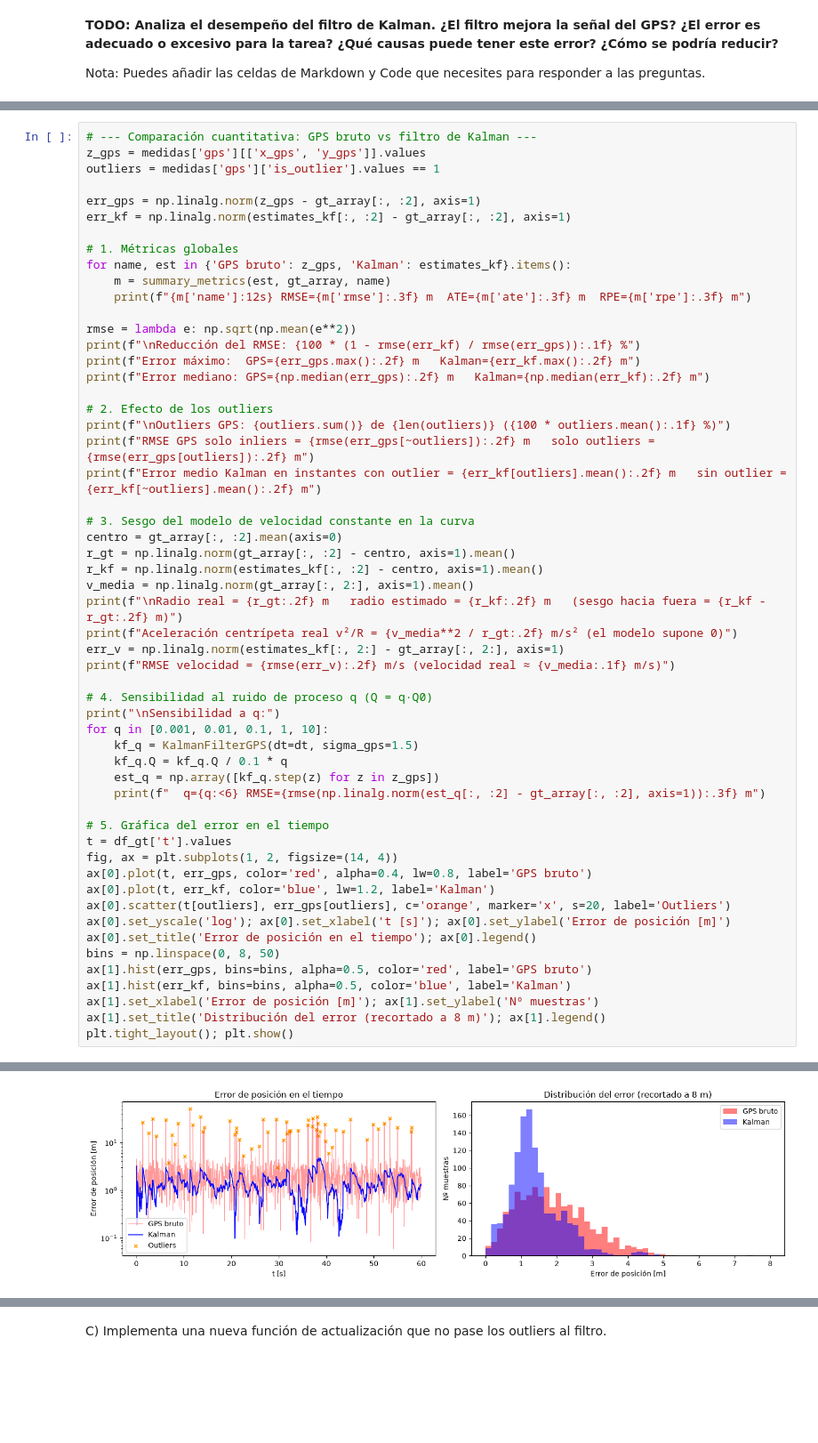
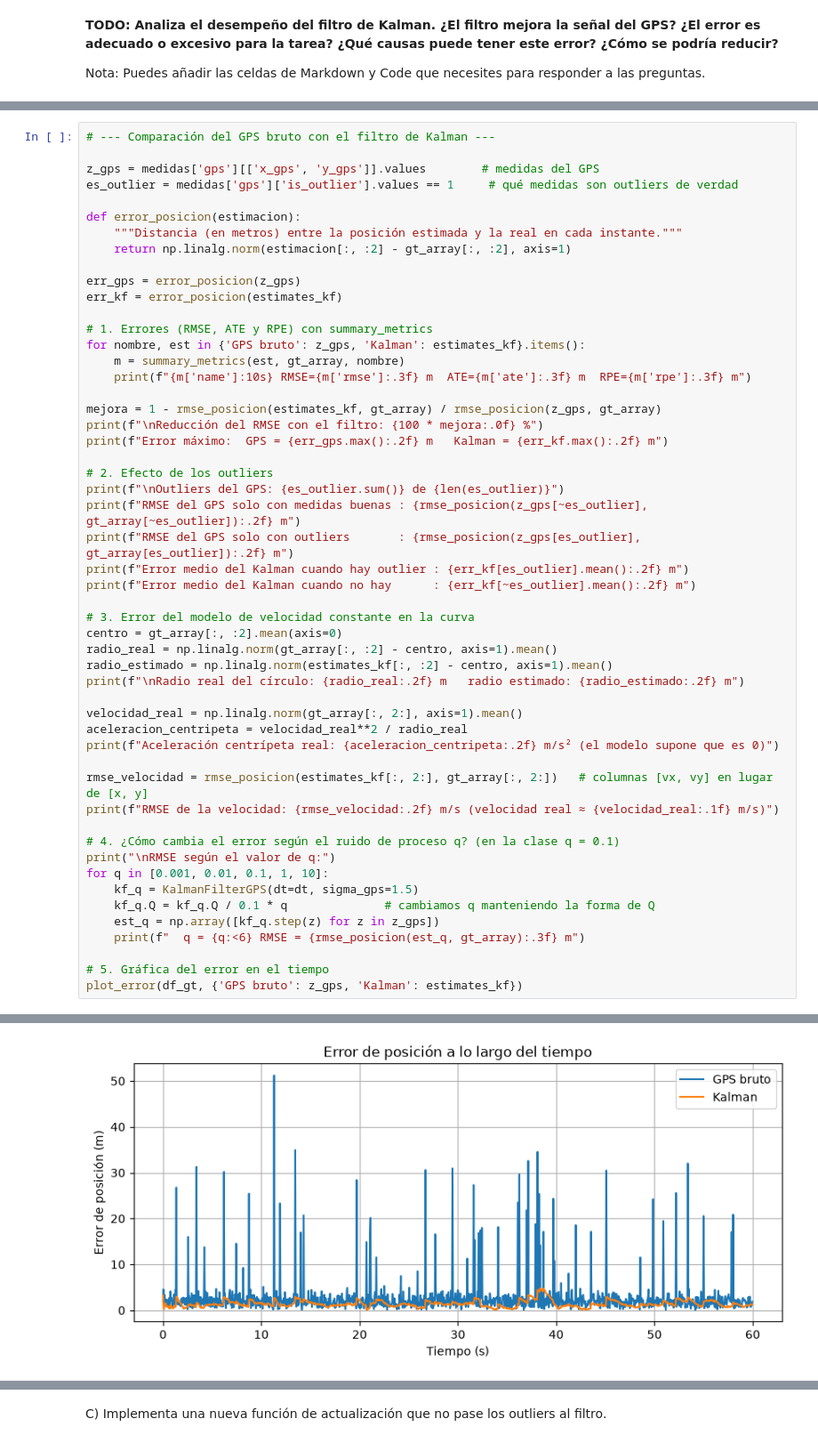
Before and after one commit to milirodriguezv/practica2_optimizacion, a Jupyter notebook: practice.ipynb, the cells around one changed output, grey strips where cells are left out. Shown at 89% size. Saved outputs shown, nothing was run; the diff lists cells and outputs as text; blank space fills up the shorter version.

```diff
--- a/practice.ipynb
+++ b/practice.ipynb
@@ -230,58 +234,55 @@ Nota: Puedes añadir las celdas de Markdown y Code que necesites para responder
 
 Comparamos el error de las medidas brutas del GPS con el de la estimación del filtro, separamos el efecto de los outliers, medimos el sesgo en la curva y probamos la sensibilidad al ruido de proceso $q$.
 # %%
-# --- Comparación cuantitativa: GPS bruto vs filtro de Kalman ---
-z_gps = medidas['gps'][['x_gps', 'y_gps']].values
-outliers = medidas['gps']['is_outlier'].values == 1
+# --- Comparación del GPS bruto con el filtro de Kalman ---
 
-err_gps = np.linalg.norm(z_gps - gt_array[:, :2], axis=1)
-err_kf = np.linalg.norm(estimates_kf[:, :2] - gt_array[:, :2], axis=1)
+z_gps = medidas['gps'][['x_gps', 'y_gps']].values        # medidas del GPS
+es_outlier = medidas['gps']['is_outlier'].values == 1     # qué medidas son outliers de verdad
 
-# 1. Métricas globales
-for name, est in {'GPS bruto': z_gps, 'Kalman': estimates_kf}.items():
-    m = summary_metrics(est, gt_array, name)
-    print(f"{m['name']:12s} RMSE={m['rmse']:.3f} m  ATE={m['ate']:.3f} m  RPE={m['rpe']:.3f} m")
+def error_posicion(estimacion):
+    """Distancia (en metros) entre la posición estimada y la real en cada instante."""
+    return np.linalg.norm(estimacion[:, :2] - gt_array[:, :2], axis=1)
 
-rmse = lambda e: np.sqrt(np.mean(e**2))
-print(f"\nReducción del RMSE: {100 * (1 - rmse(err_kf) / rmse(err_gps)):.1f} %")
-print(f"Error máximo:  GPS={err_gps.max():.2f} m   Kalman={err_kf.max():.2f} m")
-print(f"Error mediano: GPS={np.median(err_gps):.2f} m   Kalman={np.median(err_kf):.2f} m")
+err_gps = error_posicion(z_gps)
+err_kf = error_posicion(estimates_kf)
+
+# 1. Errores (RMSE, ATE y RPE) con summary_metrics
+for nombre, est in {'GPS bruto': z_gps, 'Kalman': estimates_kf}.items():
+    m = summary_metrics(est, gt_array, nombre)
+    print(f"{m['name']:10s} RMSE={m['rmse']:.3f} m  ATE={m['ate']:.3f} m  RPE={m['rpe']:.3f} m")
+
+mejora = 1 - rmse_posicion(estimates_kf, gt_array) / rmse_posicion(z_gps, gt_array)
+print(f"\nReducción del RMSE con el filtro: {100 * mejora:.0f} %")
+print(f"Error máximo:  GPS = {err_gps.max():.2f} m   Kalman = {err_kf.max():.2f} m")
 
 # 2. Efecto de los outliers
-print(f"\nOutliers GPS: {outliers.sum()} de {len(outliers)} ({100 * outliers.mean():.1f} %)")
-print(f"RMSE GPS solo inliers = {rmse(err_gps[~outliers]):.2f} m   solo outliers = {rmse(err_gps[outliers]):.2f} m")
-print(f"Error medio Kalman en instantes con outlier = {err_kf[outliers].mean():.2f} m   sin outlier = {err_kf[~outliers].mean():.2f} m")
+print(f"\nOutliers del GPS: {es_outlier.sum()} de {len(es_outlier)}")
+print(f"RMSE del GPS solo con medidas buenas : {rmse_posicion(z_gps[~es_outlier], gt_array[~es_outlier]):.2f} m")
+print(f"RMSE del GPS solo con outliers       : {rmse_posicion(z_gps[es_outlier], gt_array[es_outlier]):.2f} m")
+print(f"Error medio del Kalman cuando hay outlier : {err_kf[es_outlier].mean():.2f} m")
+print(f"Error medio del Kalman cuando no hay      : {err_kf[~es_outlier].mean():.2f} m")
 
-# 3. Sesgo del modelo de velocidad constante en la curva
+# 3. Error del modelo de velocidad constante en la curva
 centro = gt_array[:, :2].mean(axis=0)
-r_gt = np.linalg.norm(gt_array[:, :2] - centro, axis=1).mean()
-r_kf = np.linalg.norm(estimates_kf[:, :2] - centro, axis=1).mean()
-v_media = np.linalg.norm(gt_array[:, 2:], axis=1).mean()
-print(f"\nRadio real = {r_gt:.2f} m   radio estimado = {r_kf:.2f} m   (sesgo hacia fuera = {r_kf - r_gt:.2f} m)")
-print(f"Aceleración centrípeta real v²/R = {v_media**2 / r_gt:.2f} m/s² (el modelo supone 0)")
-err_v = np.linalg.norm(estimates_kf[:, 2:] - gt_array[:, 2:], axis=1)
-print(f"RMSE velocidad = {rmse(err_v):.2f} m/s (velocidad real ≈ {v_media:.1f} m/s)")
+radio_real = np.linalg.norm(gt_array[:, :2] - centro, axis=1).mean()
+radio_estimado = np.linalg.norm(estimates_kf[:, :2] - centro, axis=1).mean()
+print(f"\nRadio real del círculo: {radio_real:.2f} m   radio estimado: {radio_estimado:.2f} m")
 
-# 4. Sensibilidad al ruido de proceso q (Q = q·Q0)
-print("\nSensibilidad a q:")
+velocidad_real = np.linalg.norm(gt_array[:, 2:], axis=1).mean()
+aceleracion_centripeta = velocidad_real**2 / radio_real
+print(f"Aceleración centrípeta real: {aceleracion_centripeta:.2f} m/s² (el modelo supone que es 0)")
+
+rmse_velocidad = rmse_posicion(estimates_kf[:, 2:], gt_array[:, 2:])   # columnas [vx, vy] en lugar de [x, y]
+print(f"RMSE de la velocidad: {rmse_velocidad:.2f} m/s (velocidad real ≈ {velocidad_real:.1f} m/s)")
+
+# 4. ¿Cómo cambia el error según el ruido de proceso q? (en la clase q = 0.1)
+print("\nRMSE según el valor de q:")
 for q in [0.001, 0.01, 0.1, 1, 10]:
     kf_q = KalmanFilterGPS(dt=dt, sigma_gps=1.5)
-    kf_q.Q = kf_q.Q / 0.1 * q
+    kf_q.Q = kf_q.Q / 0.1 * q              # cambiamos q manteniendo la forma de Q
     est_q = np.array([kf_q.step(z) for z in z_gps])
-    print(f"  q={q:<6} RMSE={rmse(np.linalg.norm(est_q[:, :2] - gt_array[:, :2], axis=1)):.3f} m")
+    print(f"  q = {q:<6} RMSE = {rmse_posicion(est_q, gt_array):.3f} m")
 
 # 5. Gráfica del error en el tiempo
-t = df_gt['t'].values
-fig, ax = plt.subplots(1, 2, figsize=(14, 4))
-ax[0].plot(t, err_gps, color='red', alpha=0.4, lw=0.8, label='GPS bruto')
-ax[0].plot(t, err_kf, color='blue', lw=1.2, label='Kalman')
-ax[0].scatter(t[outliers], err_gps[outliers], c='orange', marker='x', s=20, label='Outliers')
-ax[0].set_yscale('log'); ax[0].set_xlabel('t [s]'); ax[0].set_ylabel('Error de posición [m]')
-ax[0].set_title('Error de posición en el tiempo'); ax[0].legend()
-bins = np.linspace(0, 8, 50)
-ax[1].hist(err_gps, bins=bins, alpha=0.5, color='red', label='GPS bruto')
-ax[1].hist(err_kf, bins=bins, alpha=0.5, color='blue', label='Kalman')
-ax[1].set_xlabel('Error de posición [m]'); ax[1].set_ylabel('Nº muestras')
-ax[1].set_title('Distribución del error (recortado a 8 m)'); ax[1].legend()
-plt.tight_layout(); plt.show()
+plot_error(df_gt, {'GPS bruto': z_gps, 'Kalman': estimates_kf})
 # %% [output]
@@ -305,4 +306,4 @@ Radio real = 9.98 m   radio estimado = 11.01 m   (sesgo hacia fuera = 1.03 m)
-[figure, old version]
+[figure, new version]
 # %% [markdown]
 #### Respuestas
 
```
Also changed, not shown: parts of 13 cells of this notebook.
